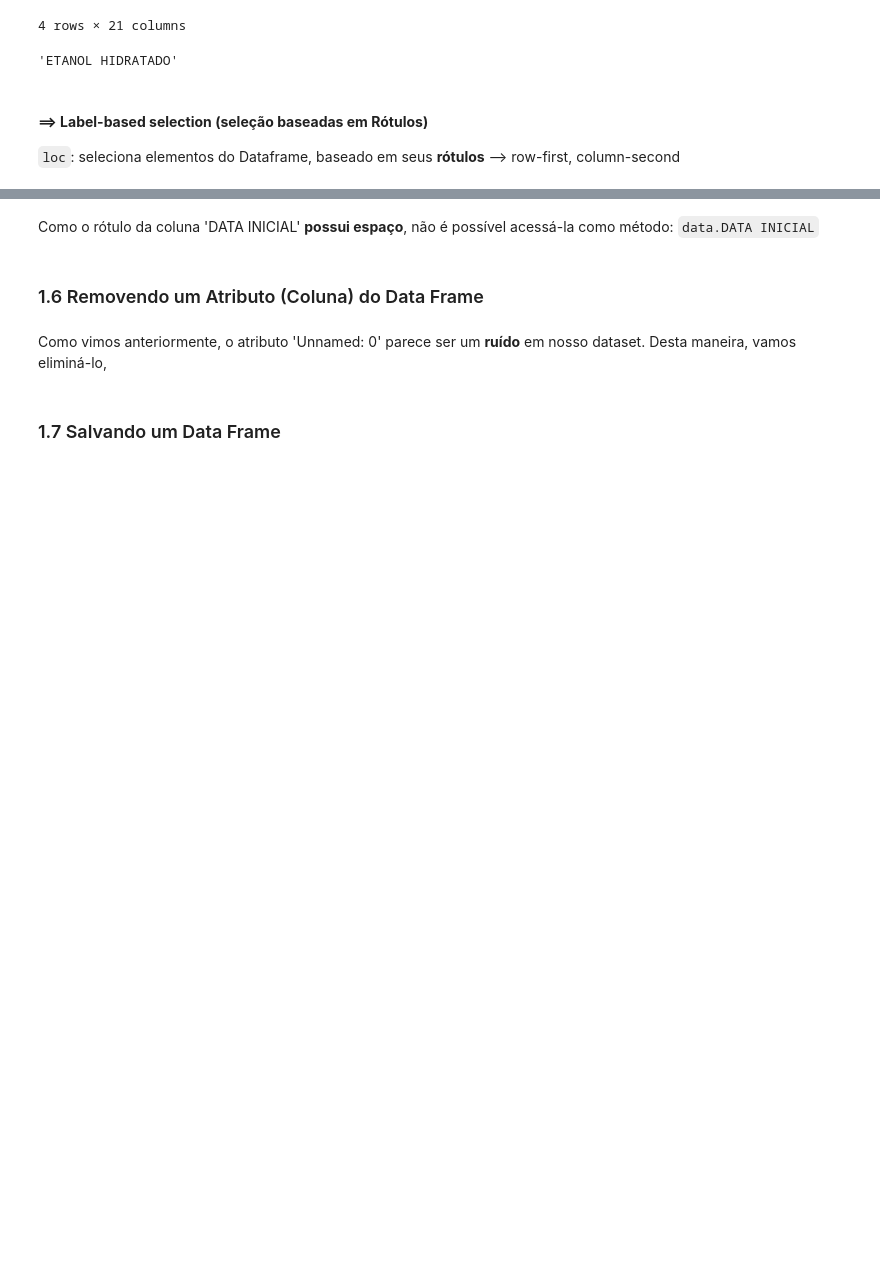
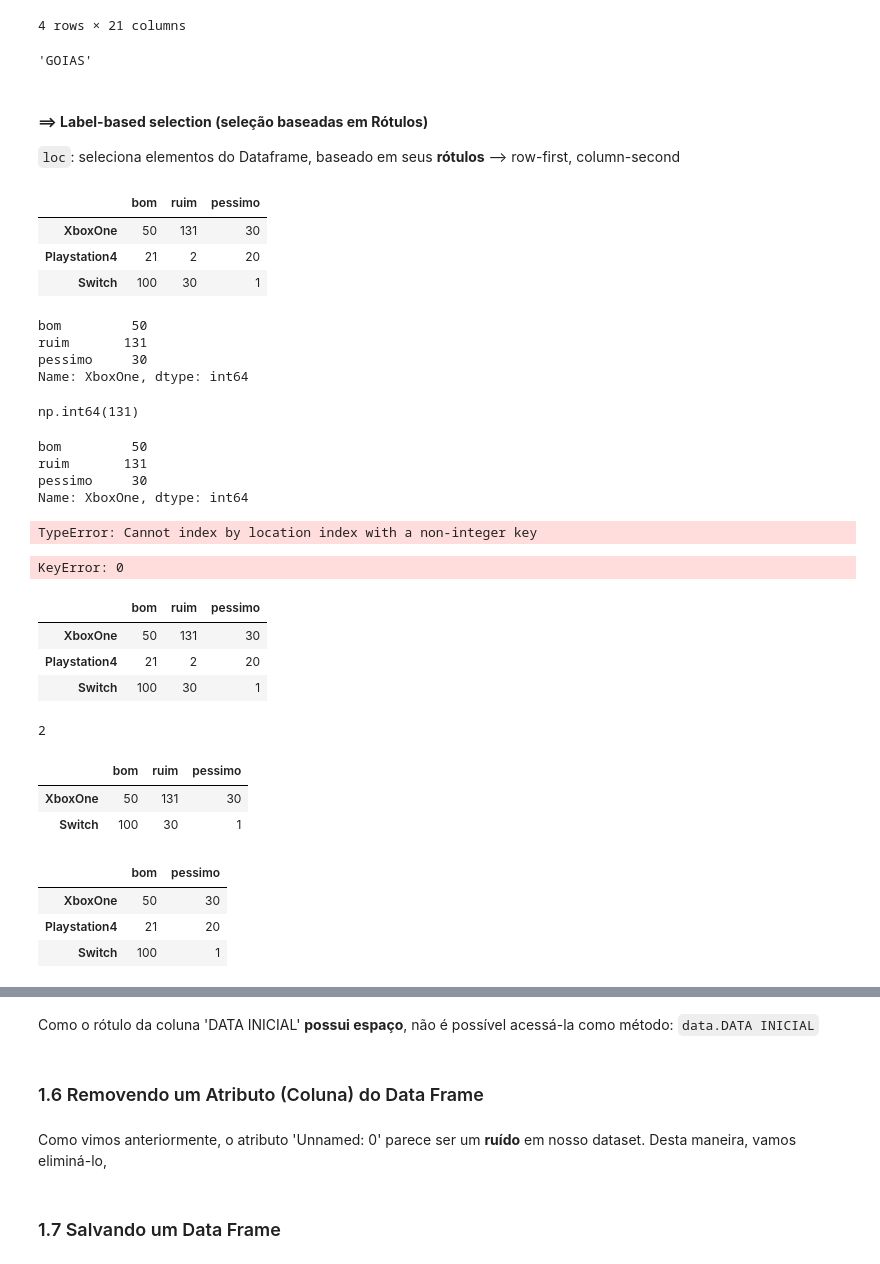
Before and after one commit to enzortorres/python, a Jupyter notebook: estudos/pandas/exercicios/manipulacao_de_dados_codigo_base.ipynb, the cells around one changed output, grey strips where cells are left out. Saved outputs shown, nothing was run; the diff lists cells and outputs as text; code cells hidden in the pictures; blank space fills up the shorter version.

```diff
--- a/estudos/pandas/exercicios/manipulacao_de_dados_codigo_base.ipynb
+++ b/estudos/pandas/exercicios/manipulacao_de_dados_codigo_base.ipynb
@@ -726,13 +731,81 @@ data.iloc[[5, 1, 15, 10]]
 | 10 | 2004-05-09 | 2004-05-15 | NORDESTE | PIAUI | ETANOL HIDRATADO | 89 | R$/l | ... |
 4 rows × 21 columns
 # %%
-# retornar o valor da linha de índice 1, coluna 4 ('ESTADO')
-data.iloc[1, 4]
+# retornar o valor da linha de índice 1, coluna 3 ('ESTADO')
+data.iloc[1, 3]
 # %% [output]
-'ETANOL HIDRATADO'
+'GOIAS'
 # %%
 # e assim por diante!
 # %% [markdown]
 #### **==>  Label-based selection (seleção baseadas em Rótulos)**
 
 `loc`: seleciona elementos do Dataframe, baseado em seus **rótulos** --> row-first, column-second
+# %%
+pesquisa_de_satisfacao.head()
+# %% [output]
+|  | bom | ruim | pessimo |
+| XboxOne | 50 | 131 | 30 |
+| Playstation4 | 21 | 2 | 20 |
+| Switch | 100 | 30 | 1 |
+# %%
+# retorna a linha de um índice 0 (implícito) ==> usando o iloc
+pesquisa_de_satisfacao.iloc[0]
+# %% [output]
+bom         50
+ruim       131
+pessimo     30
+Name: XboxOne, dtype: int64
+# %%
+# retorna o valor da linha de índice 0 (implícito) e coluna de índice 1 (implícito) ==> usando o iloc
+pesquisa_de_satisfacao.iloc[0, 1]
+# %% [output]
+np.int64(131)
+# %%
+# retorna a linha cujo o rótulo do índice é 'XboxOne'
+pesquisa_de_satisfacao.loc['XboxOne']
+# %% [output]
+bom         50
+ruim       131
+pessimo     30
+Name: XboxOne, dtype: int64
+# %%
+# NÃO FUNCIONA ===> iloc tentando acessar índices com rótulos
+pesquisa_de_satisfacao.iloc['XboxOne']
+# %% [output]
+TypeError: Cannot index by location index with a non-integer key
+# %%
+# NÃO FUNCIONA ===> loc tentando acessar índices rótulados com números
+pesquisa_de_satisfacao.loc[0]
+# %% [output]
+KeyError: 0
+# %%
+pesquisa_de_satisfacao
+# %% [output]
+|  | bom | ruim | pessimo |
+| XboxOne | 50 | 131 | 30 |
+| Playstation4 | 21 | 2 | 20 |
+| Switch | 100 | 30 | 1 |
+# %%
+# retorna 'np.int64(2)', para retornar somente o valor como inteiro, usar typecasting int(pesquisa_de_satisfacao.loc['Playstation4', 'ruim'])'
+
+# retorna o valor da linha 'Playstation4' da coluna 'ruim'
+pesquisa_de_satisfacao.loc['Playstation4', 'ruim']
+print(int(pesquisa_de_satisfacao.loc['Playstation4', 'ruim']))
+# %% [output]
+2
+# %%
+# selecionando as linhas de índices rotulados 'XboxOne', 'Switch'
+pesquisa_de_satisfacao.loc[['XboxOne', 'Switch']]
+# %% [output]
+|  | bom | ruim | pessimo |
+| XboxOne | 50 | 131 | 30 |
+| Switch | 100 | 30 | 1 |
+# %%
+# retorna todas as linhas e apenas as colunas com rótulos 'bom' e 'pessimo'
+pesquisa_de_satisfacao[['bom', 'pessimo']]
+# %% [output]
+|  | bom | pessimo |
+| XboxOne | 50 | 30 |
+| Playstation4 | 21 | 20 |
+| Switch | 100 | 1 |
```
Also changed, not shown: parts of 13 cells of this notebook.
